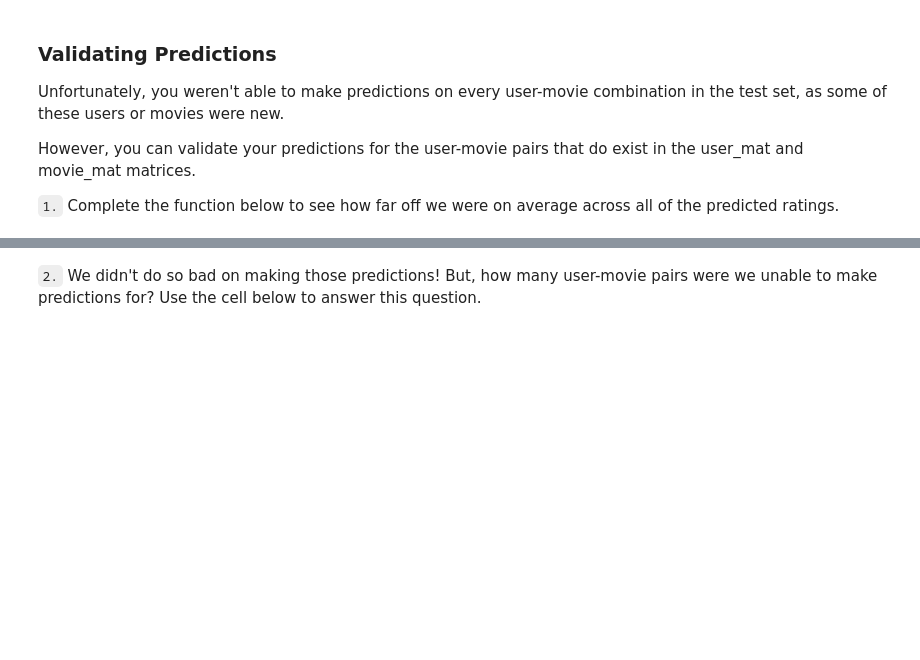
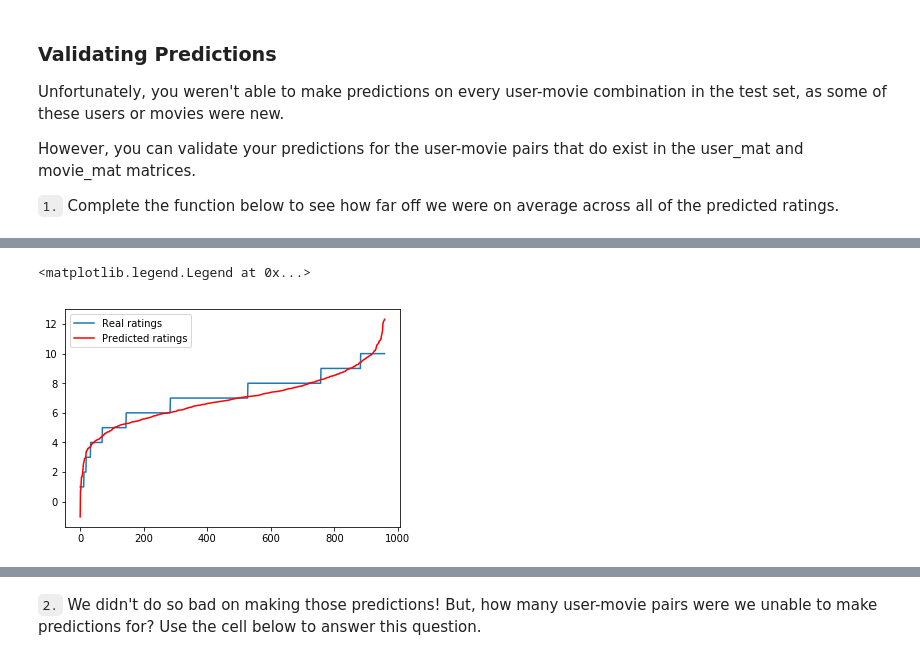
Before and after one commit to mtasende/data-scientist-nanodegree, a Jupyter notebook: lessons/part4_experiments_and_recommenders/lesson7_matrix_factorization/notebooks/4_Cold_Start_Problem.ipynb, the cells around one changed output, grey strips where cells are left out. Cells and saved outputs as stored; diff of their text form; code cells hidden in the pictures; blank space fills up the shorter version.

```diff
--- a/lessons/part4_experiments_and_recommenders/lesson7_matrix_factorization/notebooks/4_Cold_Start_Problem.ipynb
+++ b/lessons/part4_experiments_and_recommenders/lesson7_matrix_factorization/notebooks/4_Cold_Start_Problem.ipynb
@@ -127,0 +237,7 @@ def validation_comparison(val_df, user_mat=user_mat, movie_mat=movie_mat):
+# %%
+plt.plot(sorted(y), '', label='Real ratings')
+plt.plot(sorted(y_pred), 'r', label='Predicted ratings')
+plt.legend()
+# %% [output]
+<matplotlib.legend.Legend at 0x...>
+[figure, added]
```
Also changed, not shown: parts of 47 cells of this notebook.
